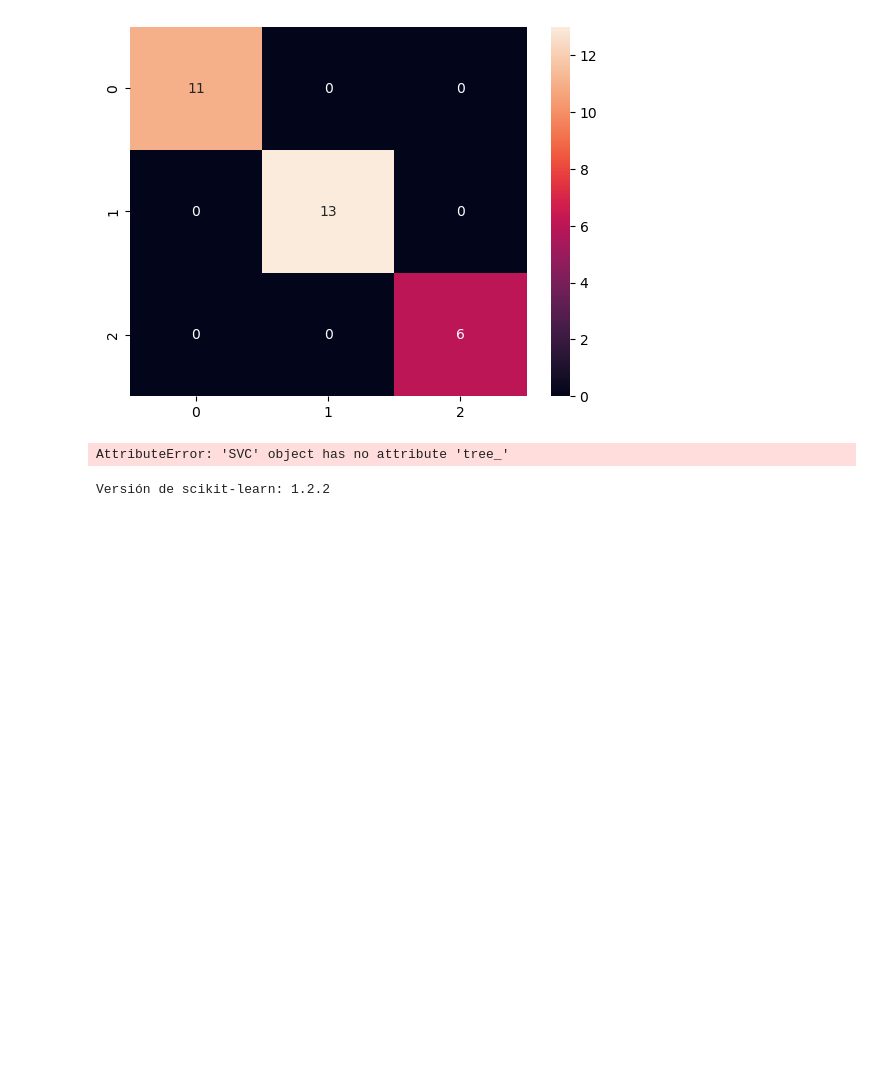
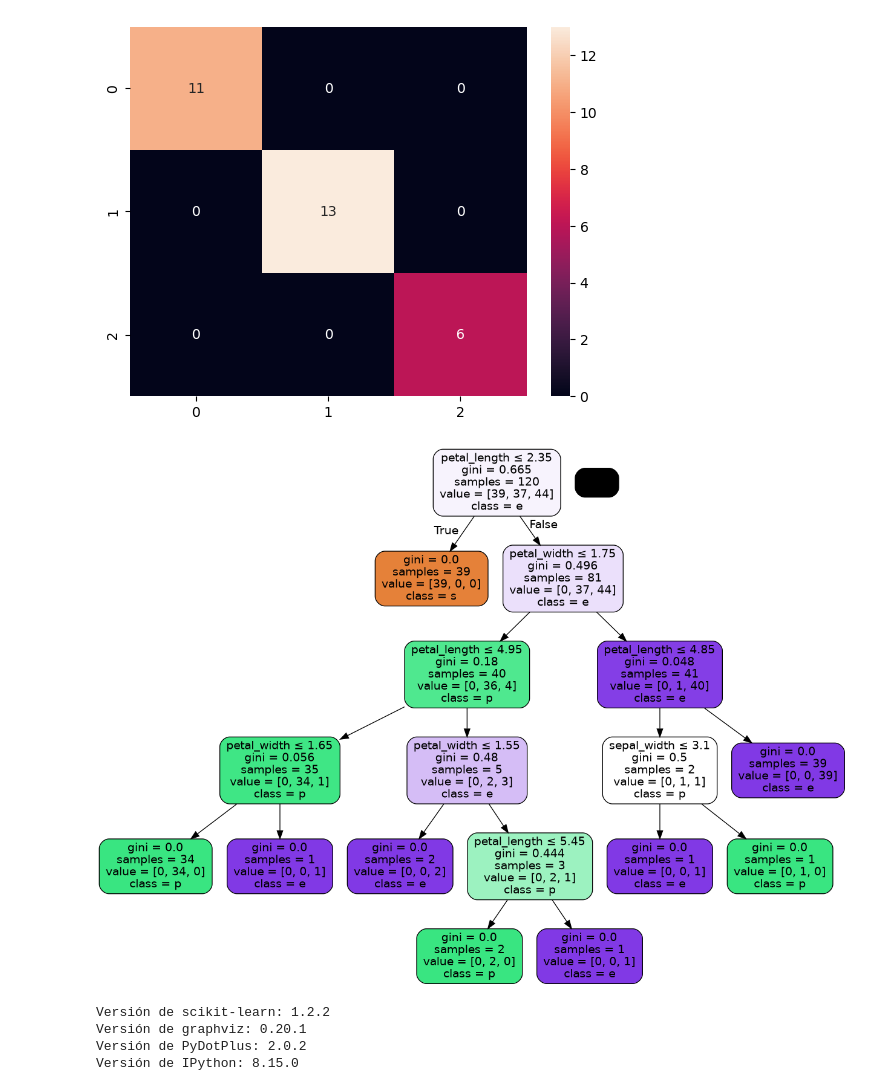
Before and after one commit to DaarcyDev/Analitics, a Jupyter notebook: ejercicio2.ipynb, the cells around one changed output. Cells and saved outputs as stored; diff of their text form; code cells hidden in the pictures; blank space fills up the shorter version.

```diff
--- a/ejercicio2.ipynb
+++ b/ejercicio2.ipynb
@@ -574,40 +567,63 @@ weighted avg       1.00      1.00      1.00        30
 
 import pandas as pd
 
 from sklearn.preprocessing import LabelEncoder
 from sklearn.svm import SVC
 from sklearn.model_selection import train_test_split
 from sklearn.metrics import recall_score, accuracy_score, f1_score, confusion_matrix, classification_report
 import seaborn as sns
 from sklearn.tree import DecisionTreeClassifier, export_graphviz
 import graphviz
 from IPython.display import Image
 import pydotplus
 df = pd.read_csv('iris.csv.txt', header = 0,sep =',')
 
 df.head(5)
 
 features = ["sepal_length","sepal_width","petal_length","petal_width"]
 label = ["species"]
 
 sle = LabelEncoder()
 df['sle'] = sle.fit_transform(df[label])
 
 xtrain, xtest, ytrain, ytest = train_test_split(df[features],df.sle,test_size=0.2, random_state=0)
 
-svm = SVC( probability=True)
+# svm = SVC( probability=True)
+svm = DecisionTreeClassifier (max_depth=5)
 modelo = svm.fit(xtrain,ytrain)
 prediccion = modelo.predict(xtest)
 
 features = ["sepal_length","sepal_width","petal_length","petal_width"]
 label ="species"
-dot_data = export_graphviz(modelo, out_file='tree.dot', class_names=label, feature_names=features, filled=True, rounded=True, special_characters=True)
-# graph = pydotplus.graph_from_dot_file(dot_data)
-# Image(graph.create_png())
+dot_data = export_graphviz(modelo, out_file=None,
+                           feature_names=features,
+                           class_names= label,
+                           filled=True,rounded=True,
+                           special_characters=True)
+
+
+graph = pydotplus.graph_from_dot_data(dot_data)
+
+Image(graph.create_png())
 # %% [output]
-AttributeError: 'SVC' object has no attribute 'tree_'
+[figure, added]
-# %%
-import sklearn
-print("Versión de scikit-learn:", sklearn.__version__)
-# %% [output]
-Versión de scikit-learn: 1.2.2
+# %%
+import sklearn
+print("Versión de scikit-learn:", sklearn.__version__)
+import graphviz
+print("Versión de graphviz:", graphviz.__version__)
+import pydotplus
+import pkg_resources
+
+try:
+    version = pkg_resources.get_distribution("pydotplus").version
+    print("Versión de PyDotPlus:", version)
+except pkg_resources.DistributionNotFound:
+    print("PyDotPlus no está instalado.")
+import IPython
+print("Versión de IPython:", IPython.__version__)
+# %% [output]
+Versión de scikit-learn: 1.2.2
+Versión de graphviz: 0.20.1
+Versión de PyDotPlus: 2.0.2
+Versión de IPython: 8.15.0
```
Also changed, not shown: parts of 2 cells of this notebook, 22 other files.
